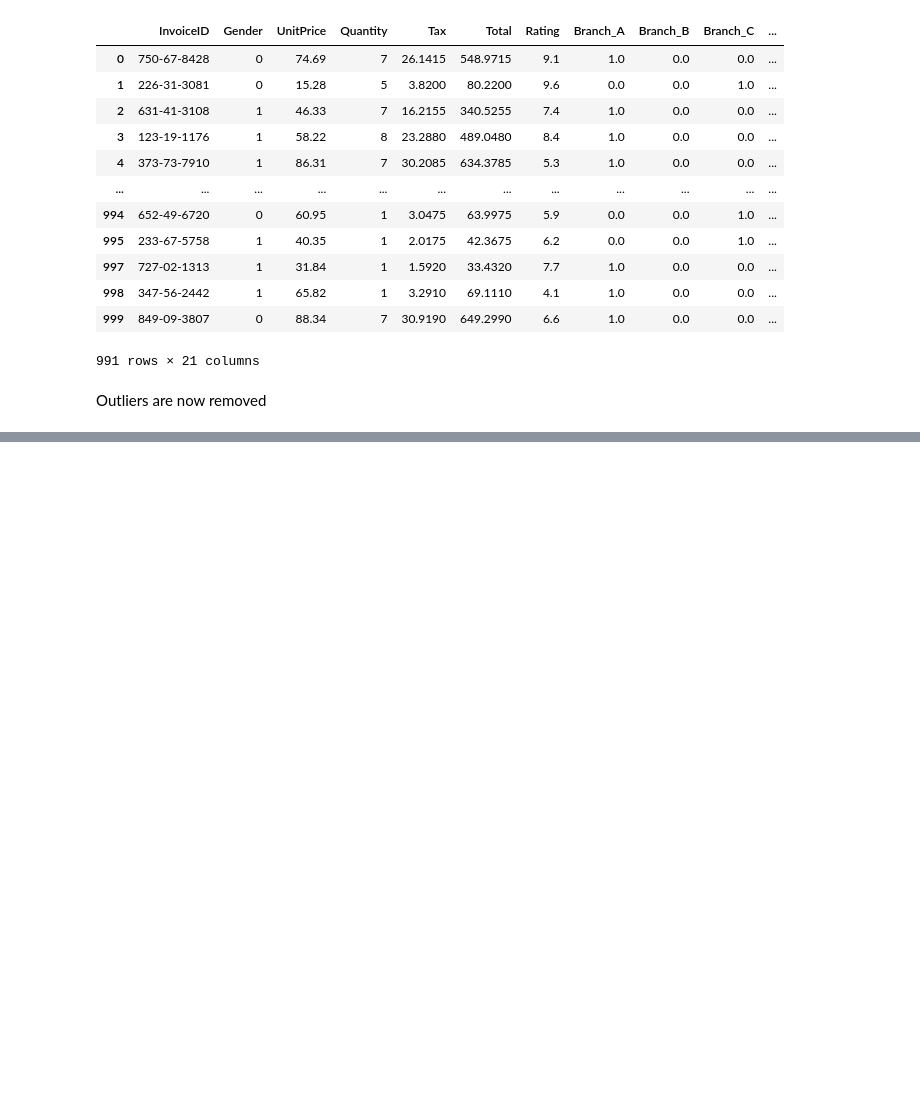
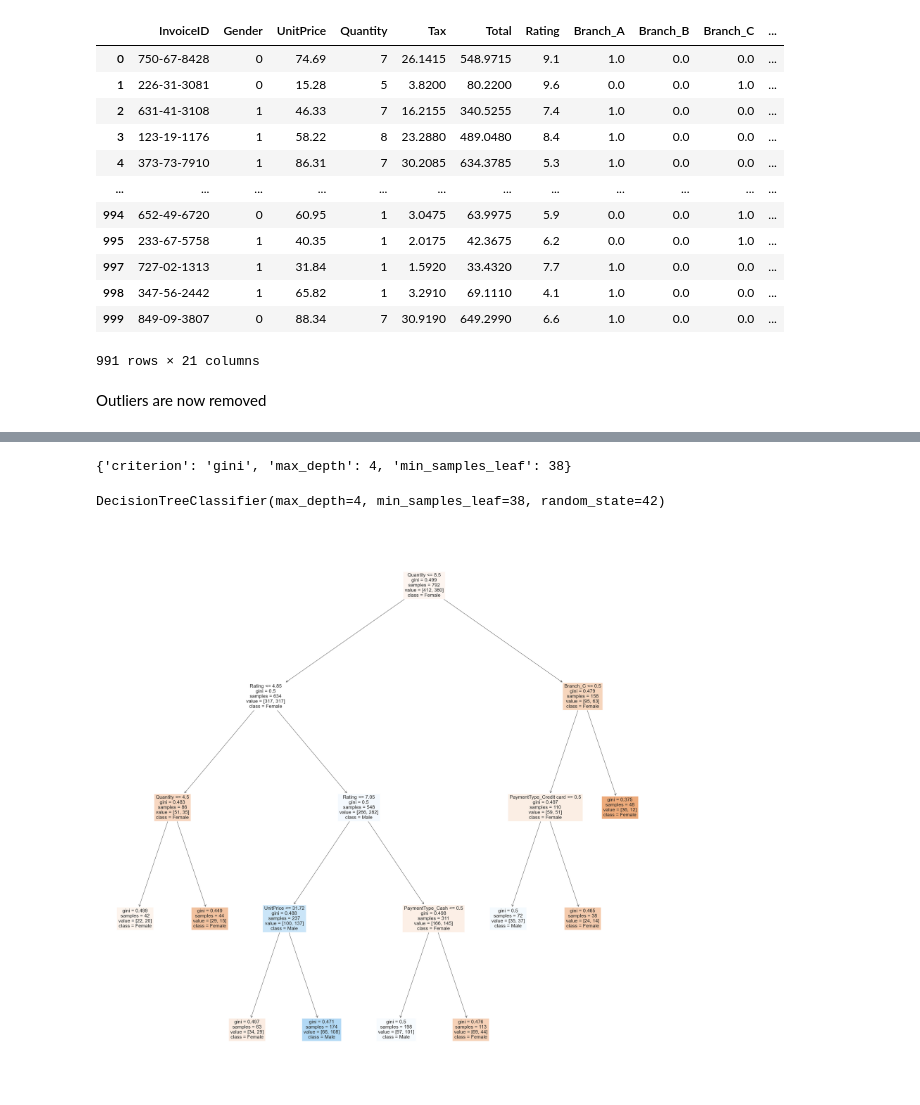
Before and after one commit to AnkanKar-Zargon/DMML, a Jupyter notebook: Assignment 1/Supermarket.ipynb, the cells around one changed output, grey strips where cells are left out. Saved outputs shown, nothing was run; the diff lists cells and outputs as text; code cells hidden in the pictures; blank space fills up the shorter version.

```diff
--- a/Assignment 1/Supermarket.ipynb
+++ b/Assignment 1/Supermarket.ipynb
@@ -350,0 +434,8 @@ from sklearn.preprocessing import PolynomialFeatures, Normalizer
+# %%
+dtc_clf = DecisionTreeClassifier(random_state=42)
+# %%
+grid_search = GridSearchCV(estimator=dtc_clf, param_grid=params, cv=4, n_jobs=-1, verbose=1, scoring = "accuracy")
+# %%
+%%time
+## fitting on train set
+grid_search.fit(X_train, y_train)
@@ -350,0 +455,13 @@ from sklearn.preprocessing import PolynomialFeatures, Normalizer
+# %%
+grid_search.best_params_
+# %% [output]
+{'criterion': 'gini', 'max_depth': 4, 'min_samples_leaf': 38}
+# %%
+dtc_best = grid_search.best_estimator_
+dtc_best
+# %% [output]
+DecisionTreeClassifier(max_depth=4, min_samples_leaf=38, random_state=42)
+# %%
+get_dt_graph(dtc_best)
+# %% [output]
+[figure, added]
```
Also changed, not shown: parts of 29 cells of this notebook, 1 other file.
